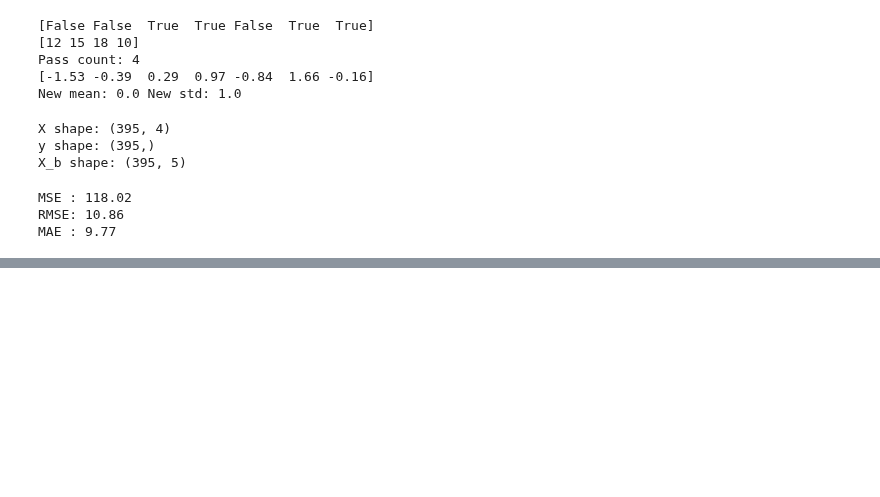
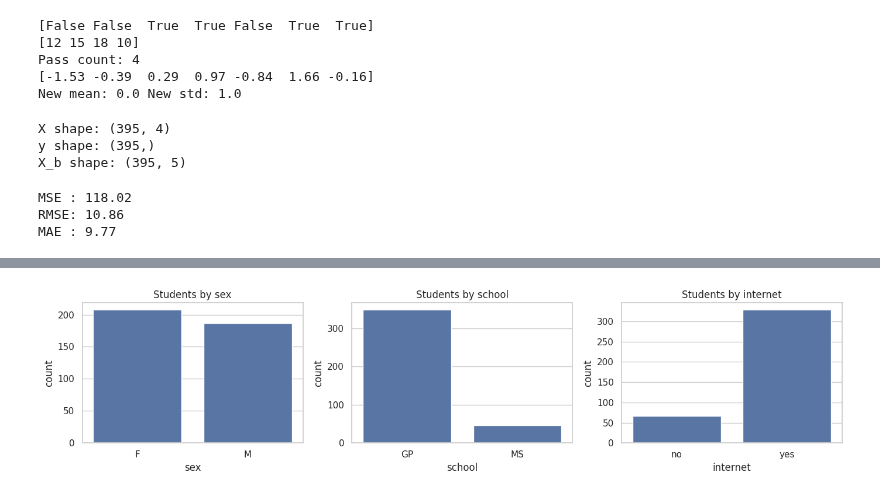
Before and after one commit to buntyedutainer/student-performance-ai, a Jupyter notebook: project.ipynb, the cells around one changed output, grey strips where cells are left out. Drawn from its saved outputs; the diff is of its cells as text; code cells hidden in the pictures; blank space fills up the shorter version.

```diff
--- a/project.ipynb
+++ b/project.ipynb
@@ -380,0 +417,10 @@ MAE : 9.77
+# %%
+# Cell 4: category counts
+fig, axes = plt.subplots(1, 3, figsize=(14, 3.5))
+for ax, c in zip(axes, ["sex", "school", "internet"]):
+    sns.countplot(x=c, data=df, ax=ax)
+    ax.set_title(f"Students by {c}")
+plt.tight_layout()
+plt.show()
+# %% [output]
+[figure, added]
```
Also changed, not shown: parts of 16 cells of this notebook.
